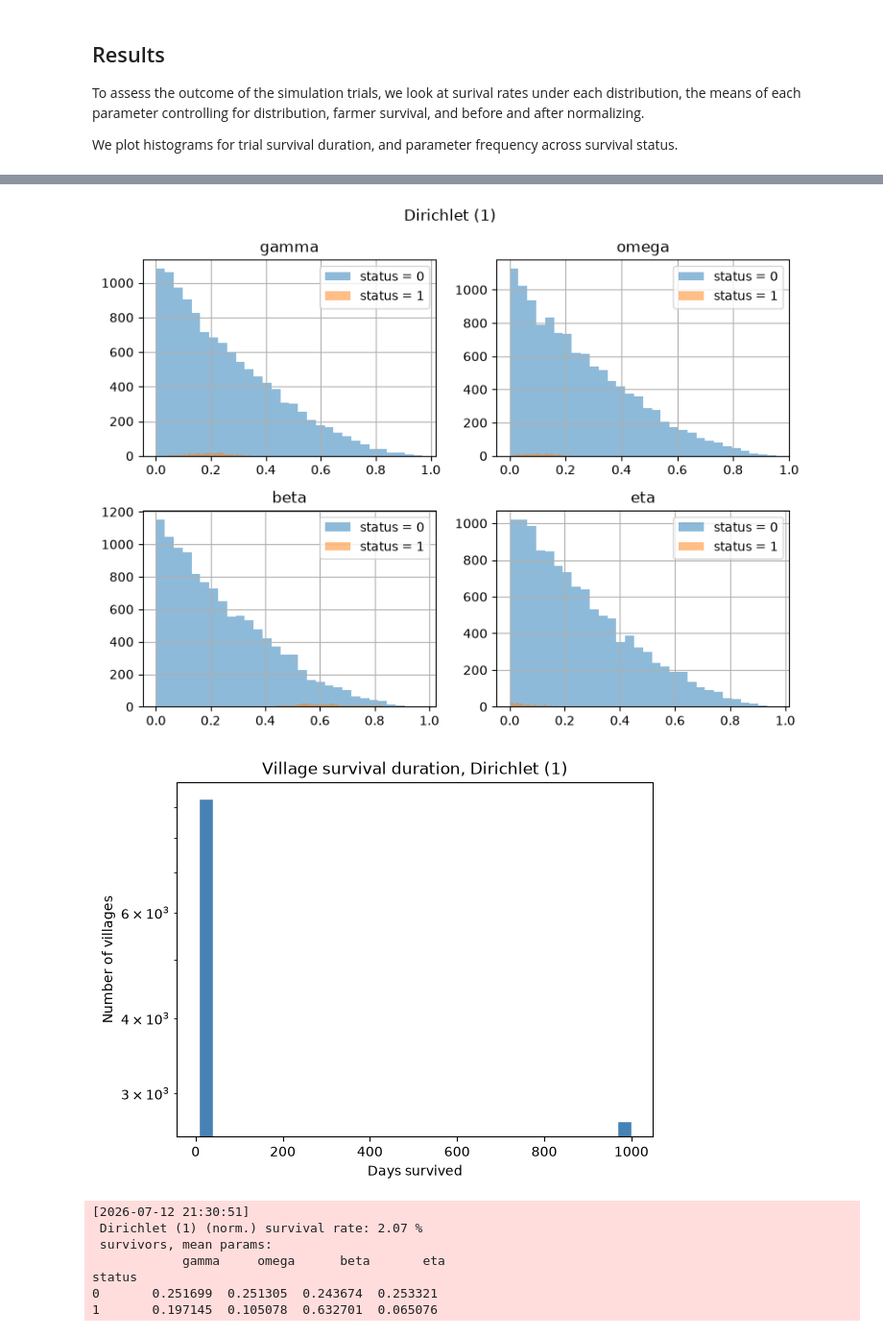
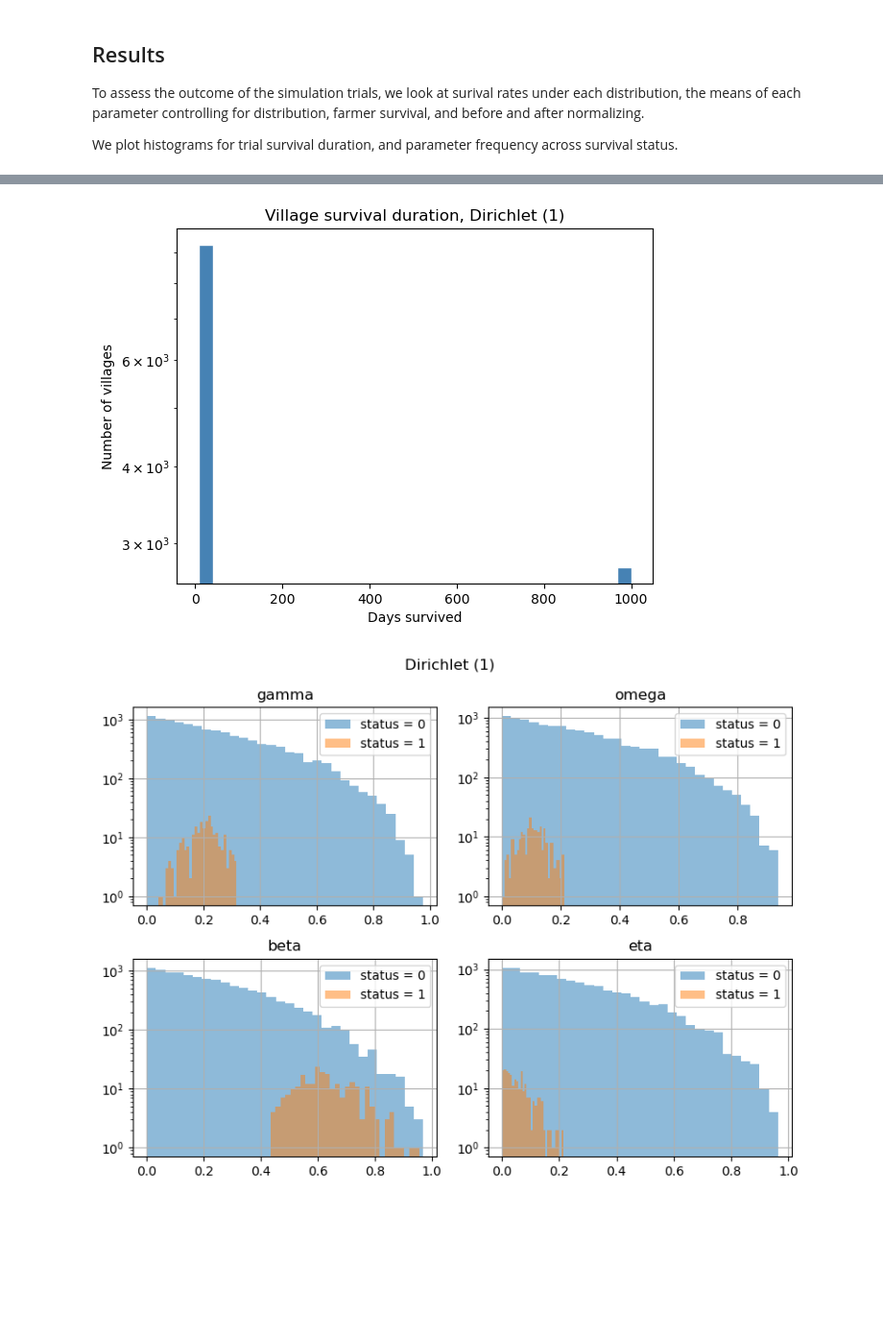
Before and after one commit to RileyTheEcon/MarketsOfWhiterun, a Jupyter notebook: experiment1.ipynb, the cells around one changed output, grey strips where cells are left out. Shown at 96% size. Saved outputs shown, nothing was run; the diff lists cells and outputs as text; code cells hidden in the pictures; blank space fills up the shorter version.

```diff
--- a/experiment1.ipynb
+++ b/experiment1.ipynb
@@ -137,8 +106,8 @@ sessionLog.print('\n')
 # %%
 # Experiment 1 C
-sessionLog.print('Experiment 1.C (Dirichlet) start')
+sessionLog.print('Experiment 1.C (Dirichlet) start -- allow ~2 min runtime')
 
-exp1c = e1.experiment1(lambda : np.random.dirichlet([1.0,1.0,1.0,1.0]))
+exp1c = e1.experiment1(lambda : np.random.dirichlet([1.0,1.0,1.0,1.0]), verbose=False) # allow ~2 min runtime
 exp1c.runSimulation()
 sessionLog.print('\n')
 
@@ -226,8 +188,4 @@ status
 # %%
 # Experiment 1c Result EDA
 wrm.post_exp_eda1(exp1c.outcome, 'Dirichlet (1)')
-exp1c.outcome[wrm.PARAMS] = (
-    exp1c.outcome[wrm.PARAMS].div(exp1c.outcome[wrm.PARAMS].sum(axis=1), axis=0)
-    )
-wrm.post_exp_eda1(exp1c.outcome, 'Dirichlet (1) (norm.)')
 # %% [output]
@@ -241,9 +208,2 @@ status
-[figure, old version]
+[figure, new version]
-[figure, old version]
+[figure, new version]
-[2026-07-12 21:30:51]
- Dirichlet (1) (norm.) survival rate: 2.07 %
- survivors, mean params:
-            gamma     omega      beta       eta
-status
-0       0.251699  0.251305  0.243674  0.253321
-1       0.197145  0.105078  0.632701  0.065076
```
Also changed, not shown: parts of 10 cells of this notebook, 3 other files.
